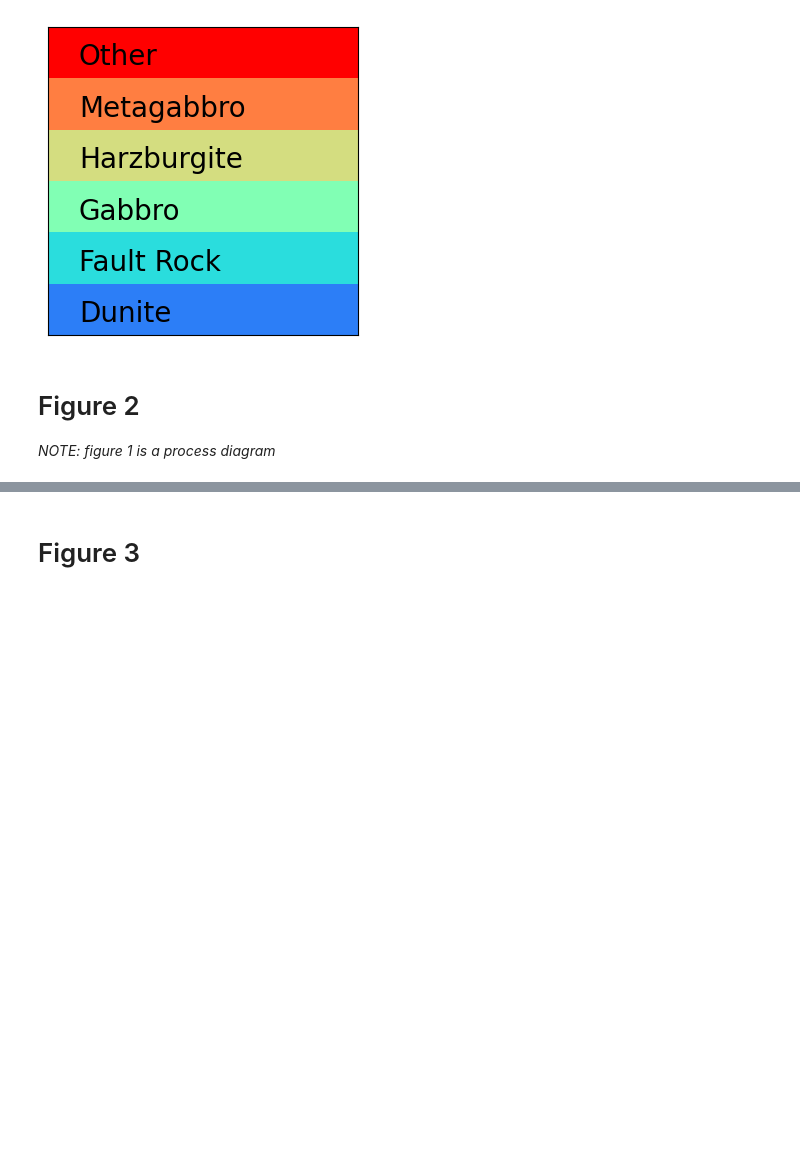
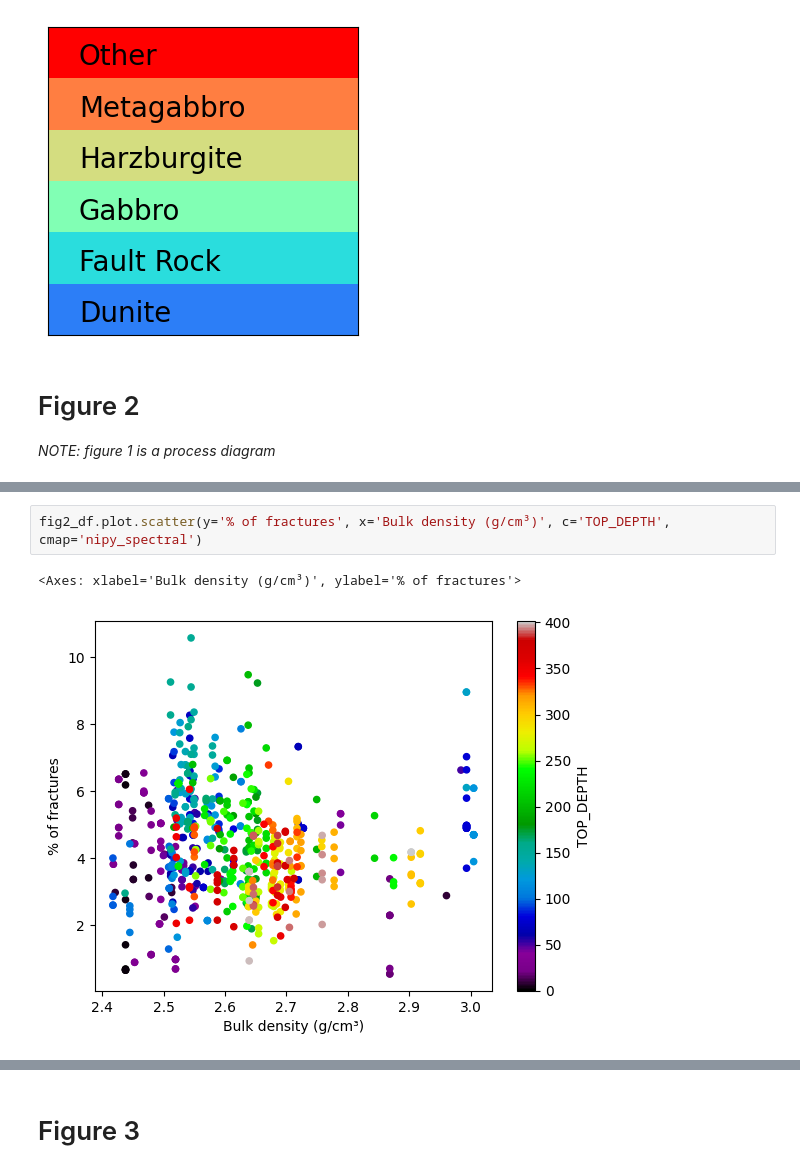
Before and after one commit to SerpRateAI/AI-pipeline-boreholes, a Jupyter notebook: paper-figures.ipynb, the cells around one changed output, grey strips where cells are left out. Drawn from its saved outputs; the diff is of its cells as text; blank space fills up the shorter version.

```diff
--- a/paper-figures.ipynb
+++ b/paper-figures.ipynb
@@ -167,0 +181,5 @@ fig.savefig('physical_measurements.pdf', bbox_inches='tight')
+# %%
+fig2_df.plot.scatter(y='% of fractures', x='Bulk density (g/cm³)', c='TOP_DEPTH', cmap='nipy_spectral')
+# %% [output]
+<Axes: xlabel='Bulk density (g/cm³)', ylabel='% of fractures'>
+[figure, added]
```
Also changed, not shown: parts of 10 cells of this notebook, 6 other files.
